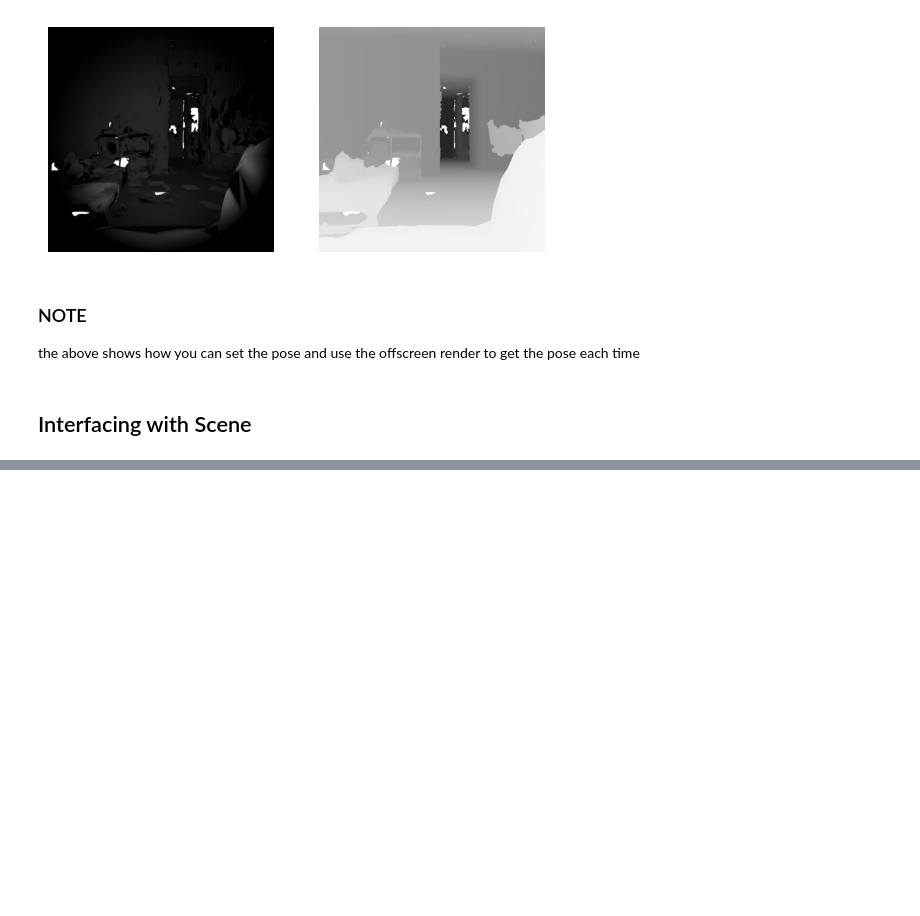
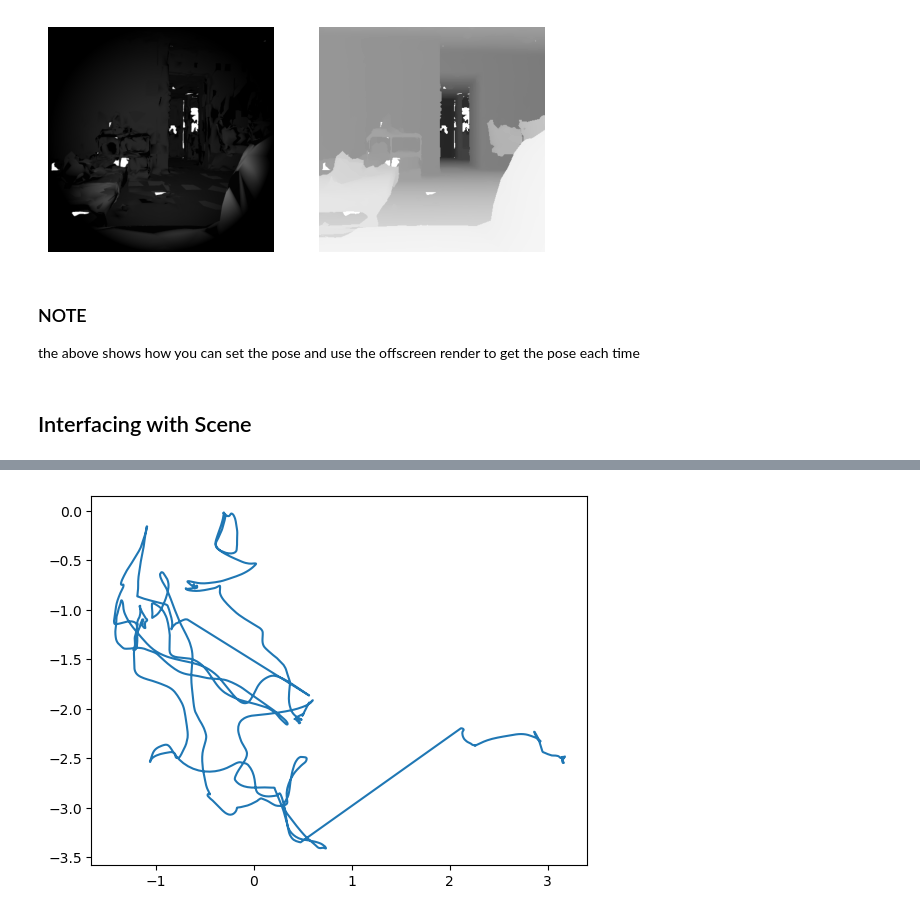
Before and after one commit to dangthanhan507/Hololens-Project, a Jupyter notebook: notebooks/phase_unwrap/Mesh Alignment with PyRender.ipynb, the cells around one changed output, grey strips where cells are left out. Saved outputs shown, nothing was run; the diff lists cells and outputs as text; code cells hidden in the pictures; blank space fills up the shorter version.

```diff
--- a/notebooks/phase_unwrap/Mesh Alignment with PyRender.ipynb
+++ b/notebooks/phase_unwrap/Mesh Alignment with PyRender.ipynb
@@ -228,27 +201,0 @@ for path in os.listdir(CAP_MESH):
-# %%
-#open3d rendering
-#visualize
-open3d_meshes = []
-
-for timestamp,j in mesh_hmap.items():
-    for i,j in mesh_hmap[timestamp].items():
-        vertex_positions = j['vertex']
-        triangle_indices = j['triangles']
-        pose = j['pose']
-        vertex_position_scale = j['vertexscale']
-        vertex_normals = j['normals']
-
-
-        vertex_positions[:, 0:3] = vertex_positions[:, 0:3] * vertex_position_scale
-        vertex_positions = vertex_positions @ pose
-        vertex_normals = vertex_normals @ pose
-
-        open3d_mesh = o3d.geometry.TriangleMesh()
-        open3d_mesh.vertices = o3d.utility.Vector3dVector(vertex_positions[:,0:3])
-        open3d_mesh.vertex_colors = o3d.utility.Vector3dVector(vertex_normals[:, 0:3])
-        open3d_mesh.triangles = o3d.utility.Vector3iVector(triangle_indices)
-        open3d_meshes.append(open3d_mesh)
-    break
-full_mesh = o3d.geometry.TriangleMesh()
-for open3d_mesh in open3d_meshes:
-    full_mesh += open3d_mesh
@@ -294,0 +245,16 @@ plt.show()
+# %%
+tstep = 3000
+xs = np.zeros(tstep)
+ys = np.zeros(tstep)
+zs = np.zeros(tstep)
+for i in range(tstep):
+    x,y,z = np.array(j_pv[tstamps[i]]).T[:3,3]
+
+    xs[i] = x
+    ys[i] = y
+    zs[i] = z
+
+plt.plot(xs,zs)
+plt.show()
+# %% [output]
+[figure, added]
```
Also changed, not shown: parts of 10 cells of this notebook, 4 other files.
